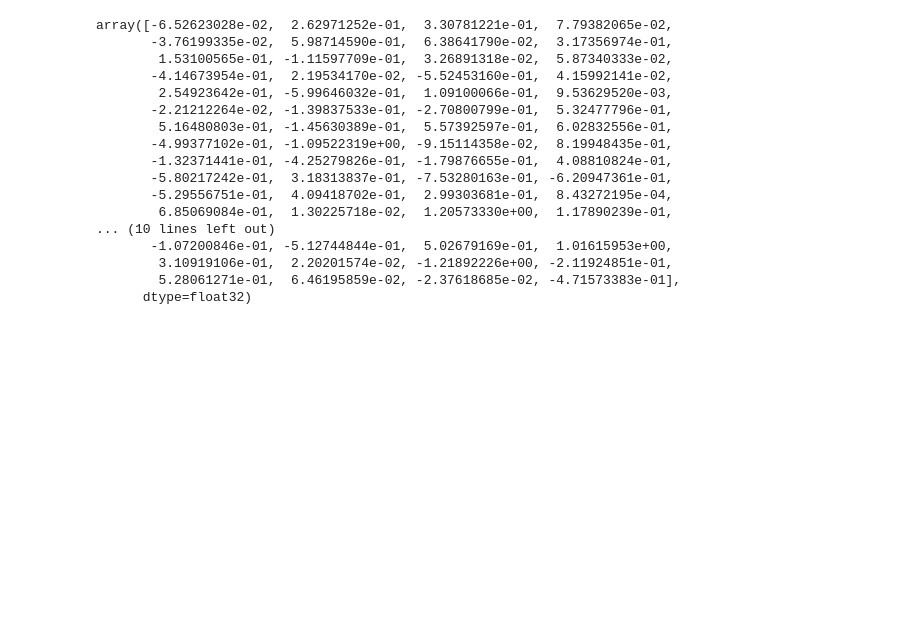
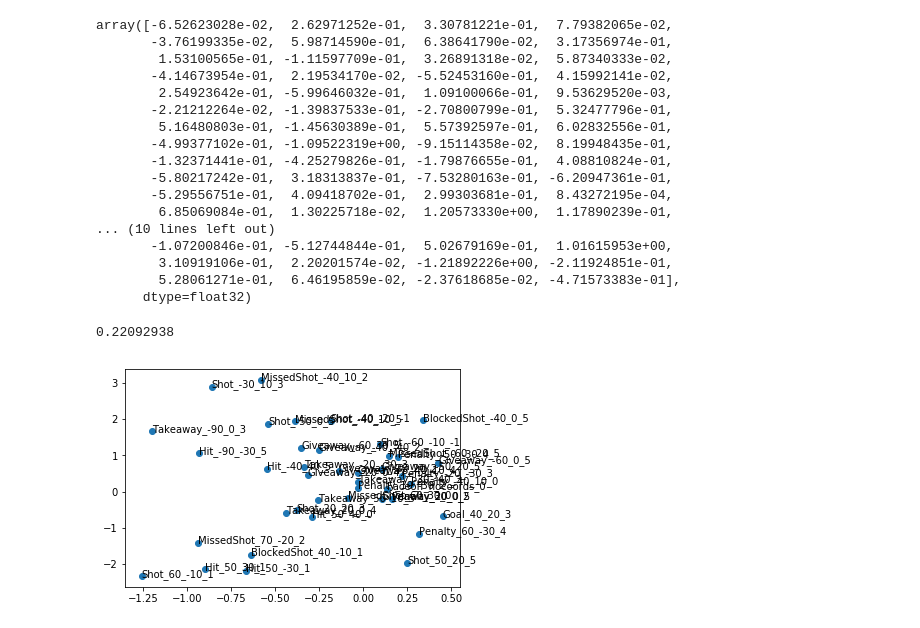
Before and after one commit to tiwariku/shot2vec, a Jupyter notebook: NHL_API_scratch.ipynb, the cells around one changed output. Drawn from its saved outputs; the diff is of its cells as text; code cells hidden in the pictures; blank space fills up the shorter version.

Commit message:
PCA inspection of embeddings. should remove the game start events

```diff
--- a/NHL_API_scratch.ipynb
+++ b/NHL_API_scratch.ipynb
@@ -254,3 +254,7 @@ array([-6.52623028e-02,  2.62971252e-01,  3.30781221e-01,  7.79382065e-02,
         3.10919106e-01,  2.20201574e-02, -1.21892226e+00, -2.11924851e-01,
         5.28061271e-01,  6.46195859e-02, -2.37618685e-02, -4.71573383e-01],
       dtype=float32)
+# %%
+model.similarity('Shot_50_-20_1', 'Goal_60_-10_0')
+# %% [output]
+0.22092938
@@ -256,0 +264,16 @@ array([-6.52623028e-02,  2.62971252e-01,  3.30781221e-01,  7.79382065e-02,
+# %%
+pca = PCA(n_components=100)
+result = pca.fit_transform(model[model.wv.vocab])
+c1 = 1
+c2 = 0
+start_wordi = 2040
+stop_wordi = 2080
+plt.scatter(result[start_wordi:stop_wordi, c1],
+            result[start_wordi:stop_wordi, c2])
+words = list(model.wv.vocab)
+for i, word in enumerate(words[0:stop_wordi]):
+    if i >= start_wordi:
+        plt.annotate(word, xy=(result[i, c1], result[i, c2]))
+plt.show()
+# %% [output]
+[figure, added]
```
Also changed, not shown: parts of 1 cell of this notebook.
